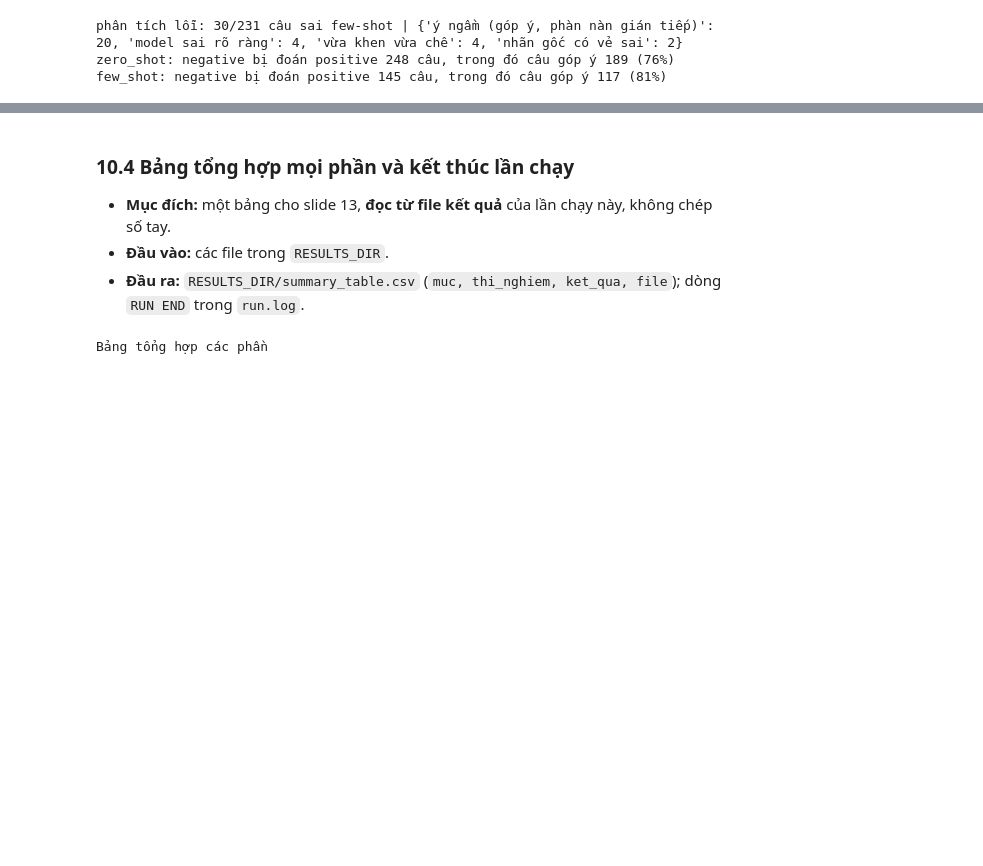
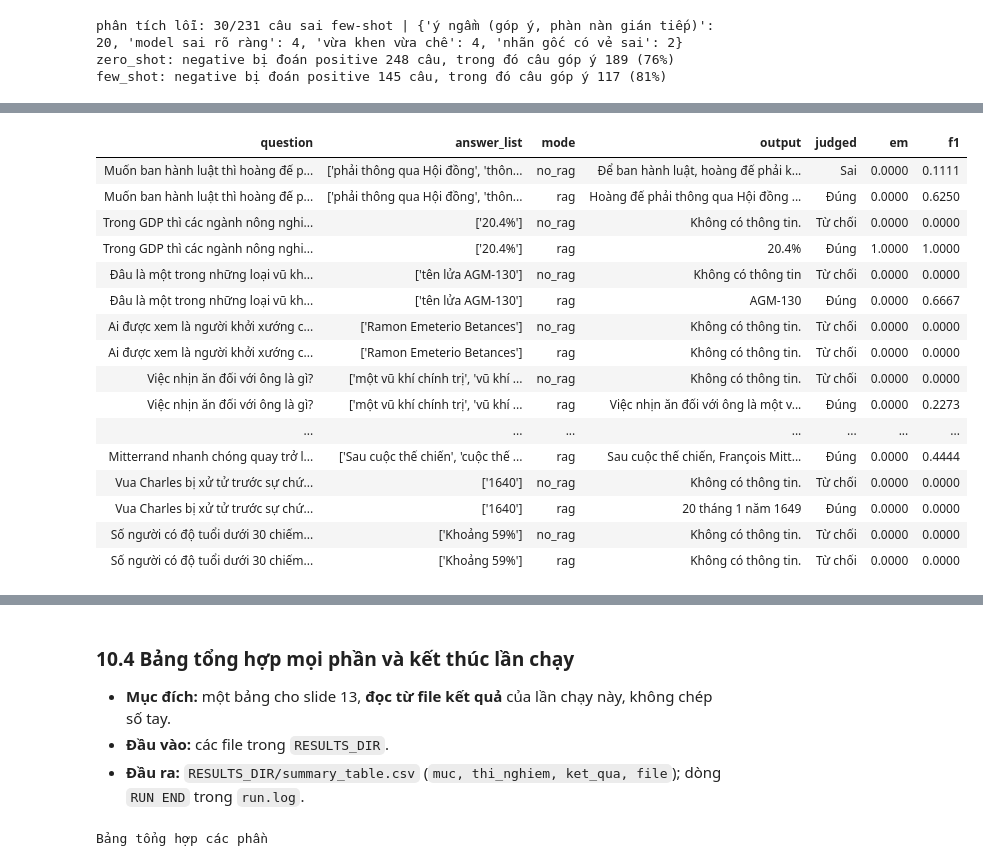
Before and after one commit to pptthu/LLMs_DL, a Jupyter notebook: notebook/llm_presentation.ipynb, the cells around one changed output, grey strips where cells are left out. Drawn from its saved outputs; the diff is of its cells as text; code cells hidden in the pictures; blank space fills up the shorter version.

```diff
--- a/notebook/llm_presentation.ipynb
+++ b/notebook/llm_presentation.ipynb
@@ -4207,0 +4524,65 @@ few_shot: negative bị đoán positive 145 câu, trong đó câu góp ý 117 (8
+# %%
+# 10.3b Metric so khớp chữ: Exact Match, token F1 (hỏi đáp), BLEU (dịch), ROUGE-1/2/L (tóm tắt)
+%pip install -q sacrebleu rouge-score
+from collections import Counter
+
+import sacrebleu
+from rouge_score import rouge_scorer
+
+# Bản tóm tắt tham chiếu cho tác vụ tóm tắt (1.2): tasks_prompts.json v2 không có, nhóm tự viết. Toàn duyệt trước normal run.
+REF_SUMMARY = ("Môn học sâu dạy mạng nơ-ron nhân tạo và lan truyền ngược, tinh chỉnh mô hình huấn luyện sẵn, "
+               "mạng tích chập và mạng hồi quy, rồi kết thúc bằng phần thuyết trình nhóm chạy code trên GPU miễn phí.")
+
+
+def em_score(pred: str, answers: list[str]) -> float:
+    """Exact Match (SQuAD): 1 nếu output sau chuẩn hoá bằng đúng một đáp án."""
+    return float(any(norm_answer(pred) == norm_answer(a) for a in answers))
+
+
+def f1_score_tok(pred: str, answers: list[str]) -> float:
+    """Token F1 (SQuAD): độ trùng từ giữa output và đáp án, lấy max theo các đáp án."""
+    p = norm_answer(pred).split()
+    best = 0.0
+    for a in answers:
+        g = norm_answer(a).split()
+        same = sum((Counter(p) & Counter(g)).values())
+        if same:
+            prec, rec = same / len(p), same / len(g)
+            best = max(best, 2 * prec * rec / (prec + rec))
+    return best
+
+
+class WsTokenizer:
+    """Tách từ theo khoảng trắng sau norm_answer; tokenizer mặc định của rouge-score xoá chữ có dấu tiếng Việt."""
+    def tokenize(self, text: str) -> list[str]:
+        return norm_answer(text).split()
+
+
+# Hỏi đáp (mục 8): chỉ câu có đáp án, cả 2 chế độ
+qa_ans = rag_df[~rag_df["is_impossible"]].copy()
+qa_ans["em"] = [em_score(o, a) for o, a in zip(qa_ans["output"], qa_ans["answer_list"])]
+qa_ans["f1"] = [f1_score_tok(o, a) for o, a in zip(qa_ans["output"], qa_ans["answer_list"])]
+
+out_of = dict(zip(results_df["id"], results_df["output"]))
+REF_TRANSLATE = next(t["expected"] for t in TASKS if t["id"] == "translate")   # "The weather is very nice today."
+bleu = sacrebleu.sentence_bleu(out_of["translate"], [REF_TRANSLATE]).score
+rouge = rouge_scorer.RougeScorer(["rouge1", "rouge2", "rougeL"], tokenizer=WsTokenizer()).score(REF_SUMMARY, out_of["summary"])
+
+lex_rows = [("8", f"hỏi đáp ({m})", met, round(qa_ans.loc[qa_ans["mode"] == m, col].mean(), 3), int((qa_ans["mode"] == m).sum()))
+            for m in ("no_rag", "rag") for met, col in (("Exact Match", "em"), ("Token F1", "f1"))]
+lex_rows += [("1", "dịch", "BLEU (0–100)", round(bleu, 1), 1)]
+lex_rows += [("1", "tóm tắt", f"{k.upper()} F1", round(v.fmeasure, 3), 1) for k, v in rouge.items()]
+lex_df = pd.DataFrame(lex_rows, columns=["muc", "tac_vu", "metric", "gia_tri", "n"])
+lex_df.to_csv(RESULTS_DIR / "lexical_metrics.csv", index=False, encoding="utf-8")
+qa_ans[["id", "mode", "output", "answer_list", "judged", "em", "f1"]].to_csv(RESULTS_DIR / "qa_em_f1.csv", index=False, encoding="utf-8")
+show_table(lex_df, "Metric so khớp chữ")
+show_table(qa_ans[["question", "answer_list", "mode", "output", "judged", "em", "f1"]], "Hỏi đáp: EM, F1 từng câu")
+
+# Tự kiểm trên ví dụ tính tay
+assert em_score("Tskhinvali.", ["Tskhinvali"]) == 1.0 and em_score("Thủ đô là Tskhinvali", ["Tskhinvali"]) == 0.0
+assert abs(f1_score_tok("thủ đô là Tskhinvali", ["Tskhinvali"]) - 0.4) < 1e-9   # P = 1/4, R = 1 → F1 = 0.4
+assert f1_score_tok("Gori", ["Tskhinvali"]) == 0.0
+assert WsTokenizer().tokenize("Học sâu, GPU!") == ["học", "sâu", "gpu"]
+assert 0 <= bleu <= 100 and all(0 <= v.fmeasure <= 1 for v in rouge.values())
+log(f"so khớp chữ: {lex_df[['tac_vu', 'metric', 'gia_tri']].values.tolist()} | sacrebleu {sacrebleu.__version__}", part=PART10)
+# %% [output]
@@ -4207,0 +4601,17 @@ few_shot: negative bị đoán positive 145 câu, trong đó câu góp ý 117 (8
+| question | answer_list | mode | output | judged | em | f1 |
+| Muốn ban hành luật thì hoàng đế p... | ['phải thông qua Hội đồng', 'thôn... | no_rag | Để ban hành luật, hoàng đế phải k... | Sai | 0.0000 | 0.1111 |
+| Muốn ban hành luật thì hoàng đế p... | ['phải thông qua Hội đồng', 'thôn... | rag | Hoàng đế phải thông qua Hội đồng ... | Đúng | 0.0000 | 0.6250 |
+| Trong GDP thì các ngành nông nghi... | ['20.4%'] | no_rag | Không có thông tin. | Từ chối | 0.0000 | 0.0000 |
+| Trong GDP thì các ngành nông nghi... | ['20.4%'] | rag | 20.4% | Đúng | 1.0000 | 1.0000 |
+| Đâu là một trong những loại vũ kh... | ['tên lửa AGM-130'] | no_rag | Không có thông tin | Từ chối | 0.0000 | 0.0000 |
+| Đâu là một trong những loại vũ kh... | ['tên lửa AGM-130'] | rag | AGM-130 | Đúng | 0.0000 | 0.6667 |
+| Ai được xem là người khởi xướng c... | ['Ramon Emeterio Betances'] | no_rag | Không có thông tin. | Từ chối | 0.0000 | 0.0000 |
+| Ai được xem là người khởi xướng c... | ['Ramon Emeterio Betances'] | rag | Không có thông tin. | Từ chối | 0.0000 | 0.0000 |
+| Việc nhịn ăn đối với ông là gì? | ['một vũ khí chính trị', 'vũ khí ... | no_rag | Không có thông tin. | Từ chối | 0.0000 | 0.0000 |
+| Việc nhịn ăn đối với ông là gì? | ['một vũ khí chính trị', 'vũ khí ... | rag | Việc nhịn ăn đối với ông là một v... | Đúng | 0.0000 | 0.2273 |
+| ... | ... | ... | ... | ... | ... | ... |
+| Mitterrand nhanh chóng quay trở l... | ['Sau cuộc thế chiến', 'cuộc thế ... | rag | Sau cuộc thế chiến, François Mitt... | Đúng | 0.0000 | 0.4444 |
+| Vua Charles bị xử tử trước sự chứ... | ['1640'] | no_rag | Không có thông tin. | Từ chối | 0.0000 | 0.0000 |
+| Vua Charles bị xử tử trước sự chứ... | ['1640'] | rag | 20 tháng 1 năm 1649 | Đúng | 0.0000 | 0.0000 |
+| Số người có độ tuổi dưới 30 chiếm... | ['Khoảng 59%'] | no_rag | Không có thông tin. | Từ chối | 0.0000 | 0.0000 |
+| Số người có độ tuổi dưới 30 chiếm... | ['Khoảng 59%'] | rag | Không có thông tin. | Từ chối | 0.0000 | 0.0000 |
```
Also changed, not shown: parts of 57 cells of this notebook, 1 other file.
